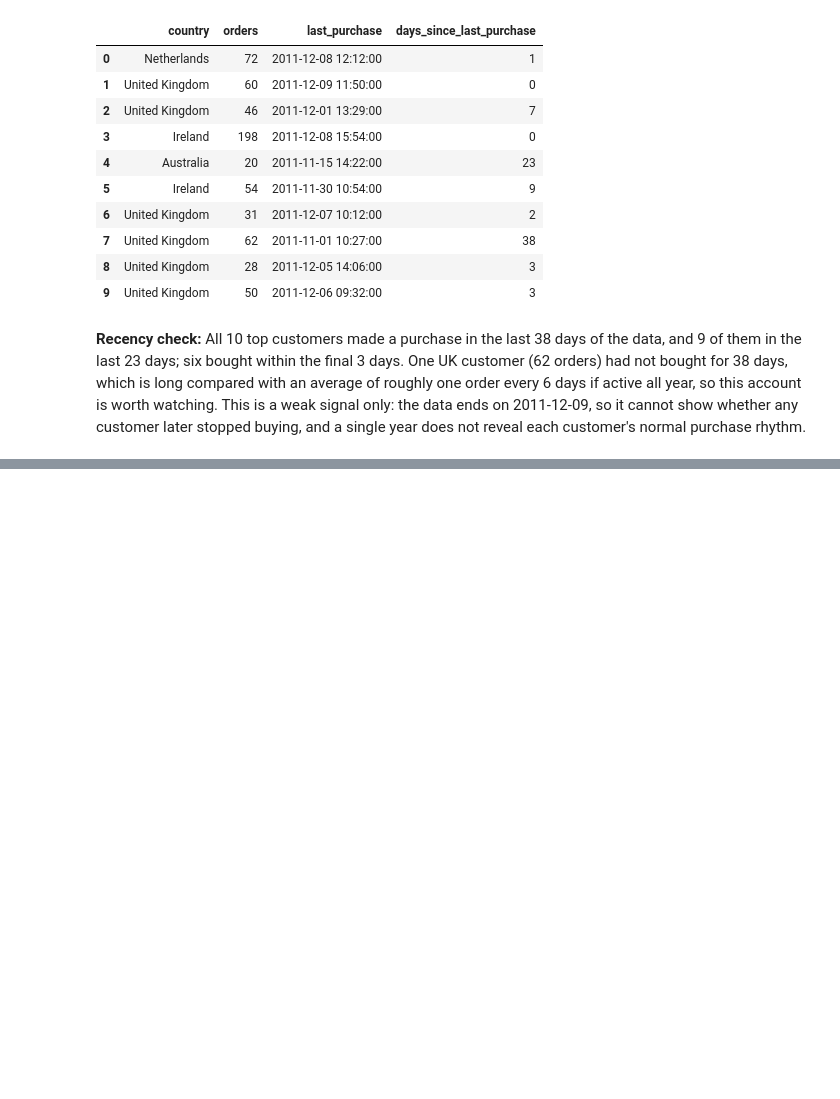
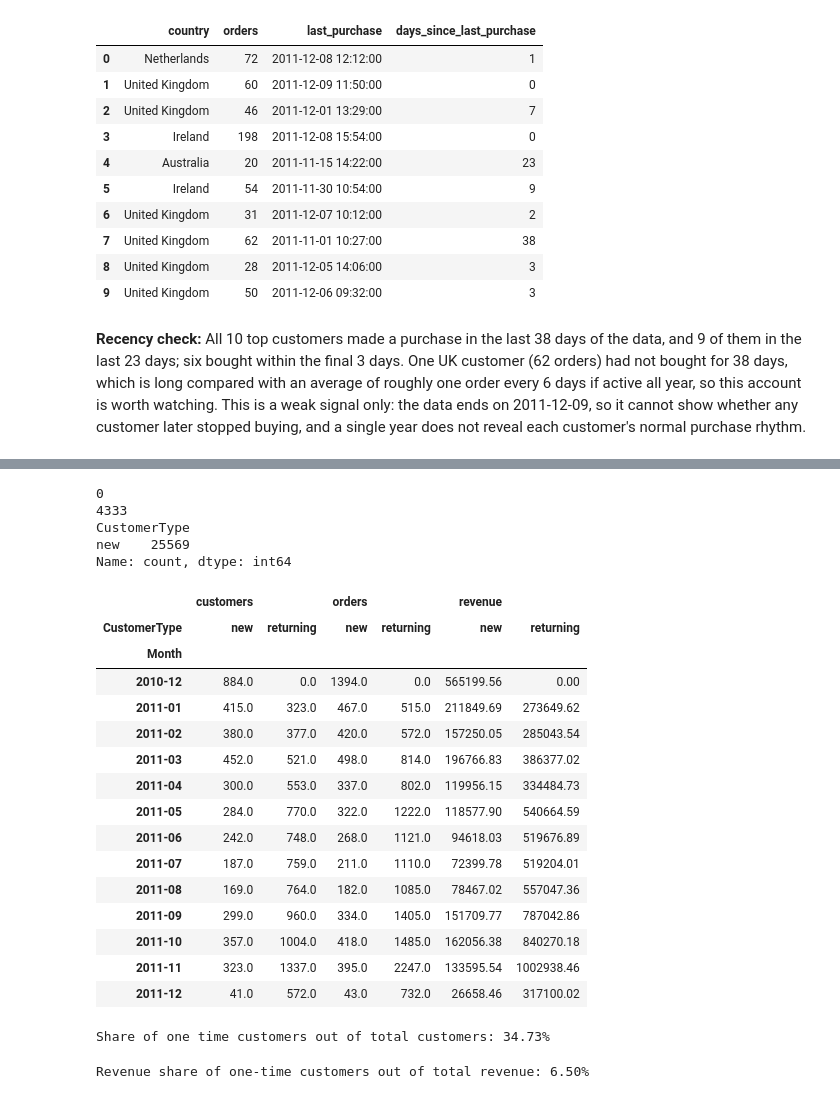
Before and after one commit to MahdiYaqobi/online-retail-data-cleaning, a Jupyter notebook: notebooks/eda_notebook.ipynb, the cells around one changed output, grey strips where cells are left out. Cells and saved outputs as stored; diff of their text form; code cells hidden in the pictures; blank space fills up the shorter version.

```diff
--- a/notebooks/eda_notebook.ipynb
+++ b/notebooks/eda_notebook.ipynb
@@ -716,0 +738,10 @@ top_10[["country", "orders", "last_purchase", "days_since_last_purchase"]]
+# %%
+print(first_month.isna().sum())
+print(known.loc[known["CustomerType"] == "new", "CustomerID"].nunique())
+print(known.loc[known["Month"] == "2010-12", "CustomerType"].value_counts())
+# %% [output]
+0
+4333
+CustomerType
+new    25569
+Name: count, dtype: int64
@@ -716,0 +756,42 @@ top_10[["country", "orders", "last_purchase", "days_since_last_purchase"]]
+# %%
+monthly_type
+# %% [output]
+|  | customers |  | orders |  | revenue |  |
+| CustomerType | new | returning | new | returning | new | returning |
+| Month |  |  |  |  |  |  |
+| 2010-12 | 884.0 | 0.0 | 1394.0 | 0.0 | 565199.56 | 0.00 |
+| 2011-01 | 415.0 | 323.0 | 467.0 | 515.0 | 211849.69 | 273649.62 |
+| 2011-02 | 380.0 | 377.0 | 420.0 | 572.0 | 157250.05 | 285043.54 |
+| 2011-03 | 452.0 | 521.0 | 498.0 | 814.0 | 196766.83 | 386377.02 |
+| 2011-04 | 300.0 | 553.0 | 337.0 | 802.0 | 119956.15 | 334484.73 |
+| 2011-05 | 284.0 | 770.0 | 322.0 | 1222.0 | 118577.90 | 540664.59 |
+| 2011-06 | 242.0 | 748.0 | 268.0 | 1121.0 | 94618.03 | 519676.89 |
+| 2011-07 | 187.0 | 759.0 | 211.0 | 1110.0 | 72399.78 | 519204.01 |
+| 2011-08 | 169.0 | 764.0 | 182.0 | 1085.0 | 78467.02 | 557047.36 |
+| 2011-09 | 299.0 | 960.0 | 334.0 | 1405.0 | 151709.77 | 787042.86 |
+| 2011-10 | 357.0 | 1004.0 | 418.0 | 1485.0 | 162056.38 | 840270.18 |
+| 2011-11 | 323.0 | 1337.0 | 395.0 | 2247.0 | 133595.54 | 1002938.46 |
+| 2011-12 | 41.0 | 572.0 | 43.0 | 732.0 | 26658.46 | 317100.02 |
+# %%
+# Percentage of customers who placed only one order
+one_time_customer_share = (customer_summary["orders"] == 1).mean()
+
+print(f"Share of one time customers out of total customers: {one_time_customer_share * 100:.2f}%")
+# %% [output]
+Share of one time customers out of total customers: 34.73%
+# %%
+# 1. Create a mask for one-time customers
+one_time_mask = customer_summary["orders"] == 1
+
+# 2. Sum the revenue of this group
+revenue_from_one_time = customer_summary.loc[one_time_mask, "revenue"].sum()
+
+# 3. Sum the total revenue of all customers
+total_revenue = customer_summary["revenue"].sum()
+
+# 4. Calculate the revenue share percentage
+one_time_revenue_share = revenue_from_one_time / total_revenue
+
+print(f"Revenue share of one-time customers out of total revenue: {one_time_revenue_share * 100:.2f}%")
+# %% [output]
+Revenue share of one-time customers out of total revenue: 6.50%
```
Also changed, not shown: parts of 6 cells of this notebook.
